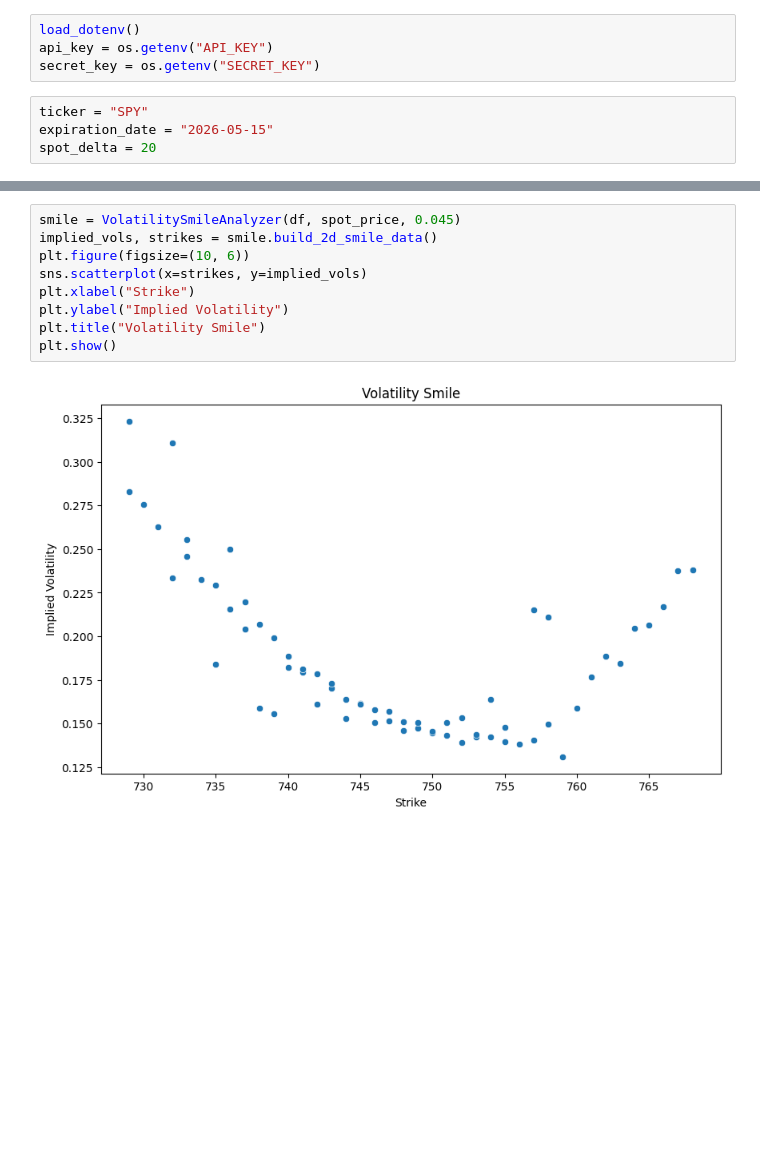
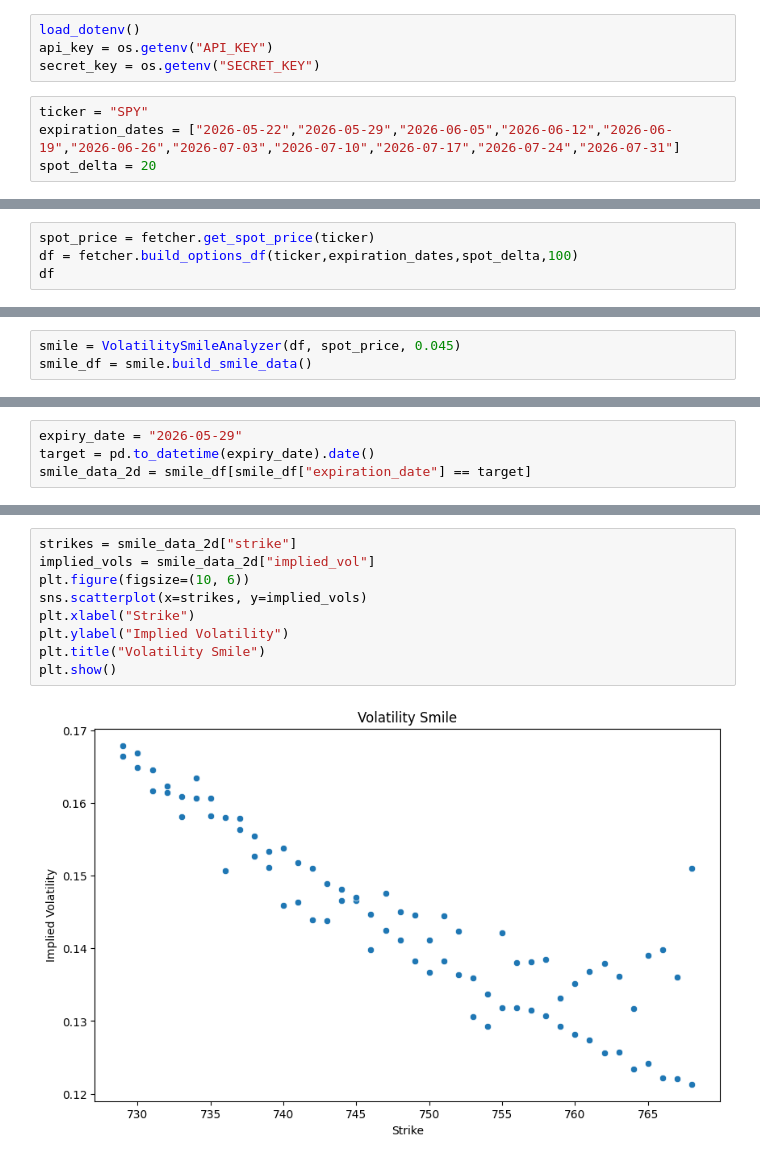
Before and after one commit to etiennevzn/VolatilitySmileAnalyzer, a Jupyter notebook: test.ipynb, the cells around one changed output, grey strips where cells are left out. Drawn from its saved outputs; the diff is of its cells as text; blank space fills up the shorter version.

Commit message:
smile plotting debut : 2d and 3d

```diff
--- a/test.ipynb
+++ b/test.ipynb
@@ -22,7 +22,7 @@ api_key = os.getenv("API_KEY")
 secret_key = os.getenv("SECRET_KEY")
 # %%
 ticker = "SPY"
-expiration_date = "2026-05-15"
+expiration_dates = ["2026-05-22","2026-05-29","2026-06-05","2026-06-12","2026-06-19","2026-06-26","2026-07-03","2026-07-10","2026-07-17","2026-07-24","2026-07-31"]
 spot_delta = 20
 # %%
 fetcher = OptionFetcher(api_key, secret_key)
@@ -45,0 +29,4 @@ df
+# %%
+spot_price = fetcher.get_spot_price(ticker)
+df = fetcher.build_options_df(ticker,expiration_dates,spot_delta,100)
+df
@@ -45,0 +47,3 @@ df
+# %%
+smile = VolatilitySmileAnalyzer(df, spot_price, 0.045)
+smile_df = smile.build_smile_data()
@@ -45,0 +66,4 @@ df
+# %%
+expiry_date = "2026-05-29"
+target = pd.to_datetime(expiry_date).date()
+smile_data_2d = smile_df[smile_df["expiration_date"] == target]
@@ -46,11 +86,11 @@ df
 # %%
-smile = VolatilitySmileAnalyzer(df, spot_price, 0.045)
-implied_vols, strikes = smile.build_2d_smile_data()
+strikes = smile_data_2d["strike"]
+implied_vols = smile_data_2d["implied_vol"]
 plt.figure(figsize=(10, 6))
 sns.scatterplot(x=strikes, y=implied_vols)
 plt.xlabel("Strike")
 plt.ylabel("Implied Volatility")
 plt.title("Volatility Smile")
 plt.show()
 # %% [output]
-[figure, old version]
+[figure, new version]
```
Also changed, not shown: parts of 6 cells of this notebook, 3 other files.
